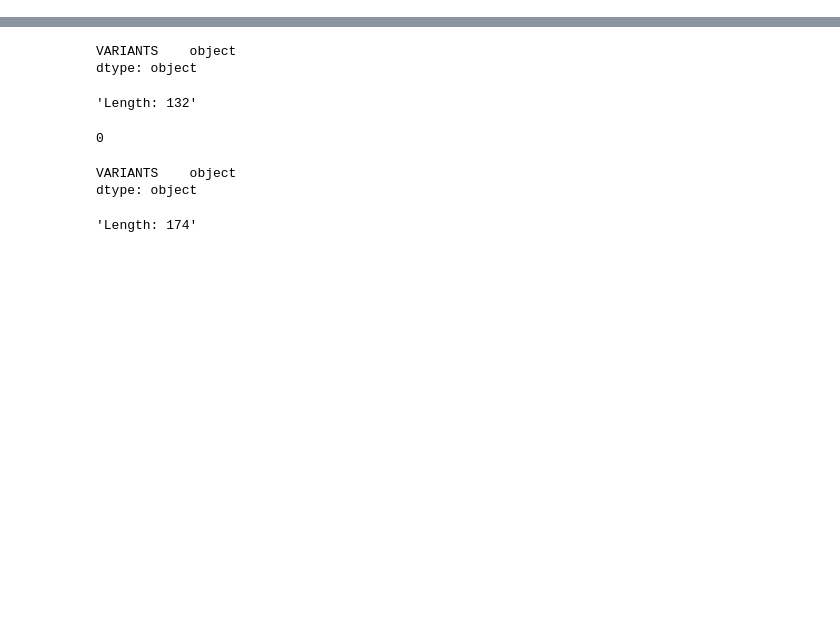
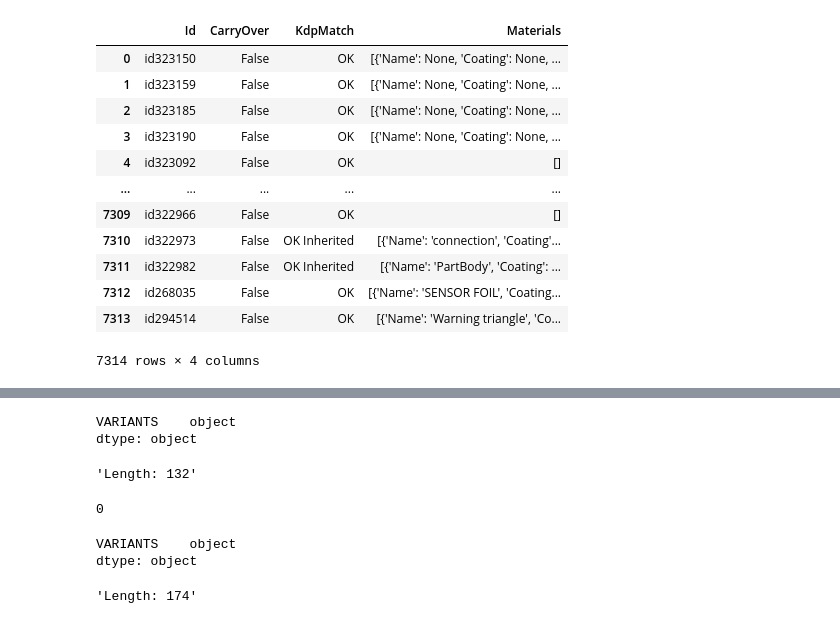
Before and after one commit to MartinIsaksson/bom_parser, a Jupyter notebook: ppc_parser.ipynb, the cells around one changed output, grey strips where cells are left out. Cells and saved outputs as stored; diff of their text form; code cells hidden in the pictures; blank space fills up the shorter version.

```diff
--- a/ppc_parser.ipynb
+++ b/ppc_parser.ipynb
@@ -23,3 +27,12 @@ PPC_CLEANED_BOM_PATH = 'ppc_bom_cleaned.csv'
 PCT_BOM_PATH = 'pct_bom_cm_002_v536.xlsx'
 PCT_BOM_SHEET = 'data'
 PCT_CLEANED_BOM_PATH = 'pct_bom_cleaned.csv'
+# %%
+# Flatten  the JSON Bom aggregate file so we get it in a easier processed format
+json_file = open("bomFgrPosAggregate.json")
+bom_aggregate_json = json.load(json_file)
+# normalized_bom_aggregate = pd.json_normalize(bom_aggregate_json,meta=['Art', 'Fgrp', 'Pos',['Row','PartNumber'], ['Row', 'Quantity'], ['Row', 'HasCADMatch']], record_path=['Rows','CadParts'] )
+normalized_bom_aggregate = pd.json_normalize(bom_aggregate_json,meta=['Art', 'Fgrp', 'Pos', 'VariantRule',['Row','PartNumber'], ['Row', 'Quantity'], ['Row', 'HasCADMatch'],['Row','CADPart', 'Id'], ['Row', 'CADPart', 'CarryOver'], ['Row', 'CADPart', 'KdpMatch']], record_path=['Rows','CadParts', 'Materials'] )
+
+# Save the matched parts to csv
+normalized_bom_aggregate.to_csv('bom_aggregate_flatten.csv',index=False)
@@ -25,0 +68,16 @@ PCT_CLEANED_BOM_PATH = 'pct_bom_cleaned.csv'
+# %%
+normalized_bom_aggregate
+# %% [output]
+|  | Id | CarryOver | KdpMatch | Materials |
+| 0 | id323150 | False | OK | [{'Name': None, 'Coating': None, ... |
+| 1 | id323159 | False | OK | [{'Name': None, 'Coating': None, ... |
+| 2 | id323185 | False | OK | [{'Name': None, 'Coating': None, ... |
+| 3 | id323190 | False | OK | [{'Name': None, 'Coating': None, ... |
+| 4 | id323092 | False | OK | [] |
+| ... | ... | ... | ... | ... |
+| 7309 | id322966 | False | OK | [] |
+| 7310 | id322973 | False | OK Inherited | [{'Name': 'connection', 'Coating'... |
+| 7311 | id322982 | False | OK Inherited | [{'Name': 'PartBody', 'Coating': ... |
+| 7312 | id268035 | False | OK | [{'Name': 'SENSOR FOIL', 'Coating... |
+| 7313 | id294514 | False | OK | [{'Name': 'Warning triangle', 'Co... |
+7314 rows × 4 columns
```
Also changed, not shown: parts of 10 cells of this notebook, 3 other files.
